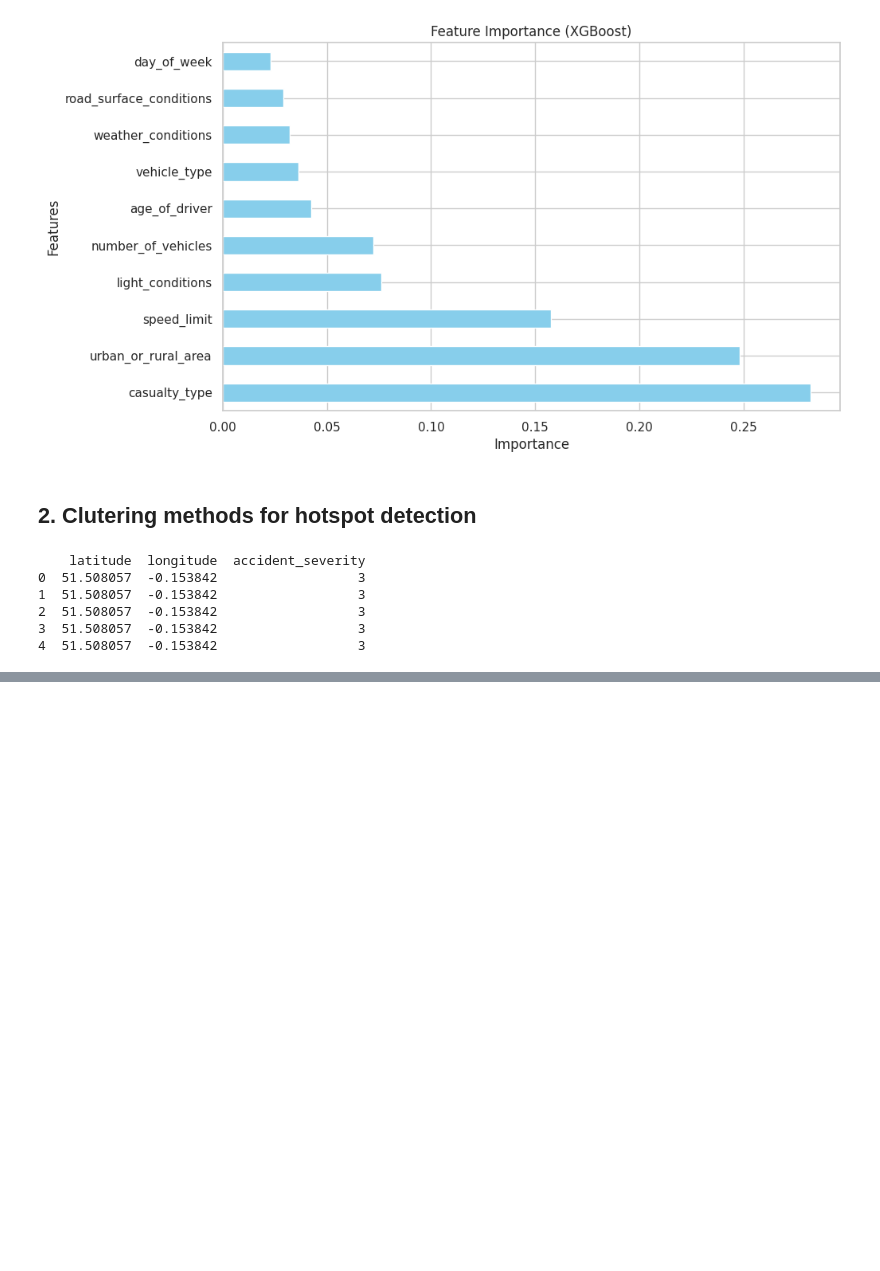
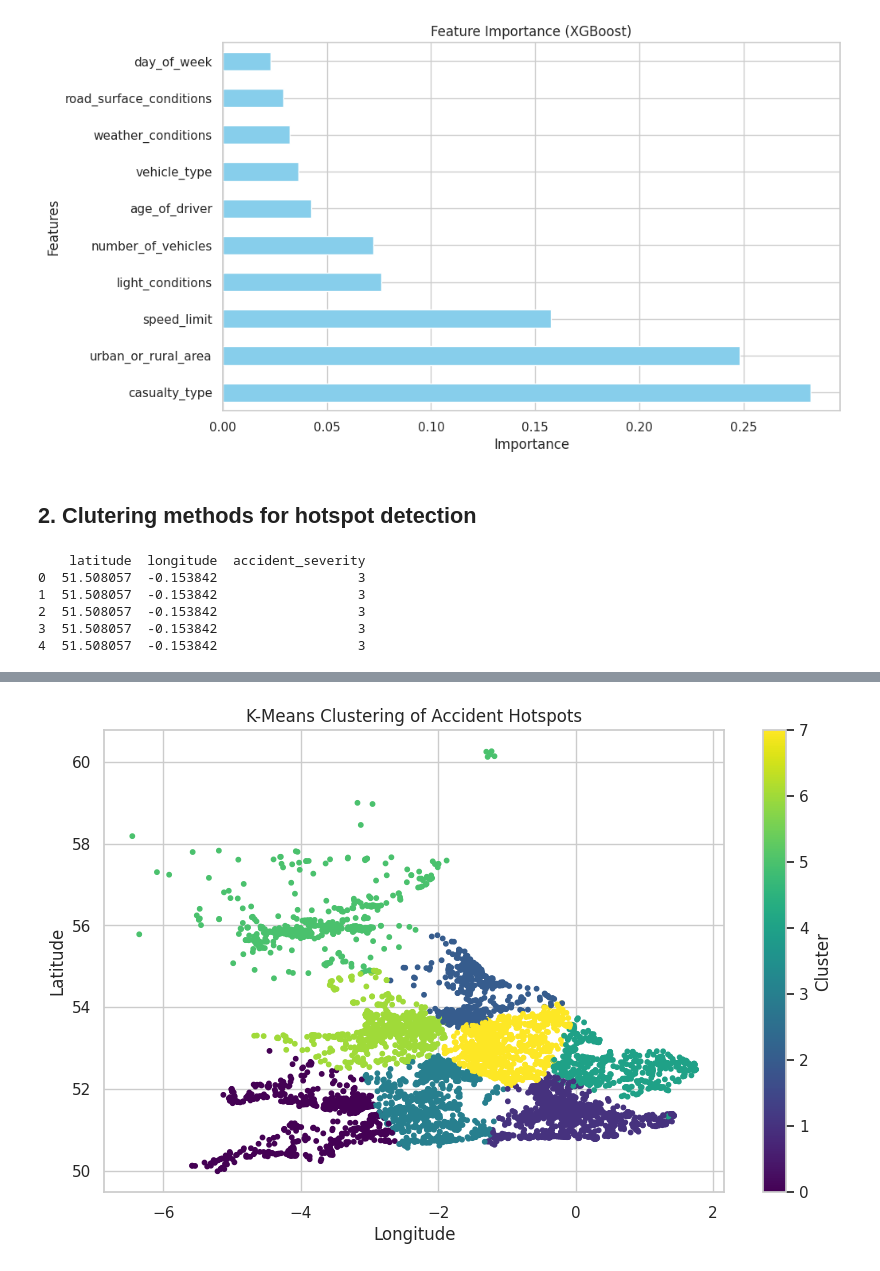
Before and after one commit to Nikitha14-code/Datascience-project, a Jupyter notebook: ACCIDENT_HOTSPOT_DETECTION_AND_RISK_PREDICTION.ipynb, the cells around one changed output, grey strips where cells are left out. Saved outputs shown, nothing was run; the diff lists cells and outputs as text; code cells hidden in the pictures; blank space fills up the shorter version.

```diff
--- a/ACCIDENT_HOTSPOT_DETECTION_AND_RISK_PREDICTION.ipynb
+++ b/ACCIDENT_HOTSPOT_DETECTION_AND_RISK_PREDICTION.ipynb
@@ -586,0 +609,18 @@ location_pca = pca.fit_transform(location_sample[['latitude', 'longitude', 'acci
+# %%
+from sklearn.cluster import MiniBatchKMeans
+
+# Apply Mini-Batch K-Means
+n_clusters=5
+mini_batch_kmeans = MiniBatchKMeans(random_state=42, batch_size=1000)
+location_sample['mini_batch_cluster'] = mini_batch_kmeans.fit_predict(location_sample)
+
+# Visualize clusters
+plt.figure(figsize=(10, 6))
+plt.scatter(location_sample['longitude'], location_sample['latitude'], c=location_sample['mini_batch_cluster'], cmap='viridis', s=10)
+plt.title("K-Means Clustering of Accident Hotspots")
+plt.xlabel("Longitude")
+plt.ylabel("Latitude")
+plt.colorbar(label="Cluster")
+plt.show()
+# %% [output]
+[figure, added]
```
Also changed, not shown: parts of 3 cells of this notebook.
